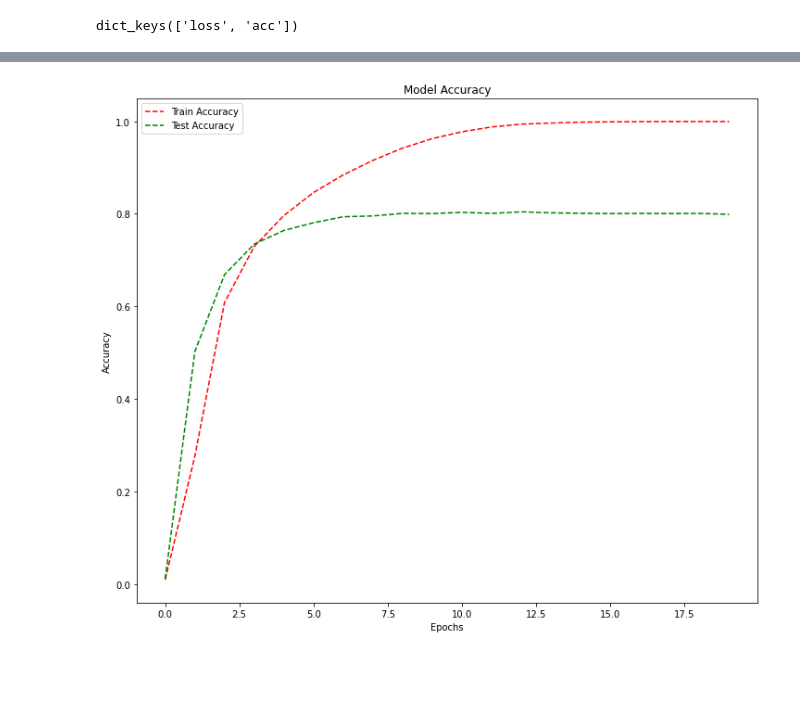
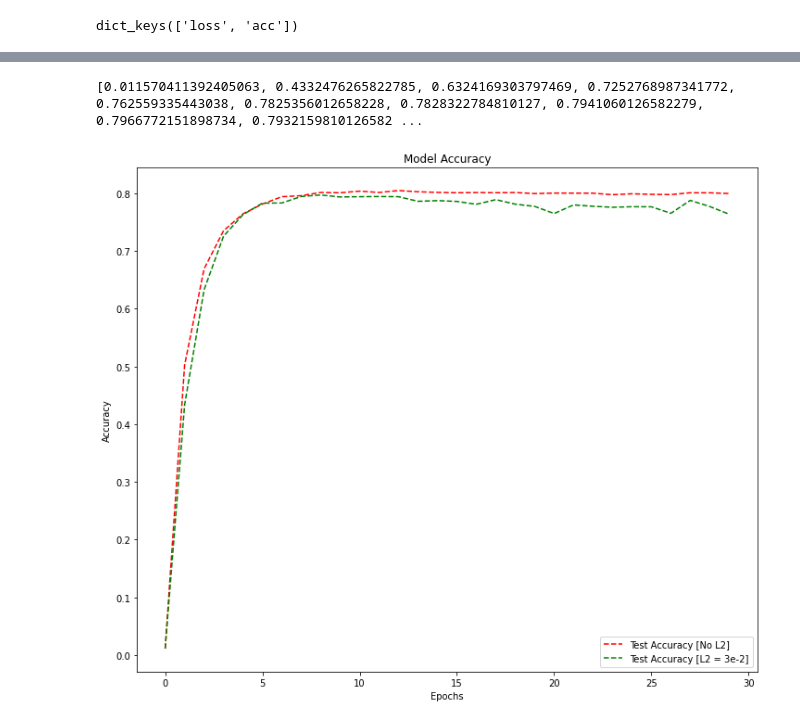
Before and after one commit to haroldrubio/ModelRefinement, a Jupyter notebook: Analysis.ipynb, the cells around one changed output, grey strips where cells are left out. Drawn from its saved outputs; the diff is of its cells as text; code cells hidden in the pictures; blank space fills up the shorter version.

```diff
--- a/Analysis.ipynb
+++ b/Analysis.ipynb
@@ -36,3 +34,6 @@ data = load_history('results/resnet50_vanilla.json')
+# %%
+orig_data = load_history('results/resnet50_no_l2_100eps.json')
+data = load_history('results/resnet50_l2.json')
 # %%
 print(data.keys())
 # %% [output]
@@ -51,17 +56,20 @@ plt.show()
 # %%
-train_acc = data['acc']['train'][0:20]
-test_acc = data['acc']['test'][0:20]
-num_points = len(train_acc)
+# train_acc = data['acc']['train'][0:30]
+test_acc = data['acc']['test'][0:30]
+test_acc_orig = orig_data['acc']['test'][0:30]
+print(test_acc)
+num_points = len(test_acc)
 plt.figure(figsize=(12, 10))
 plt.title('Model Accuracy')
 plt.xlabel('Epochs')
 plt.ylabel('Accuracy')
-plt.plot(range(num_points), train_acc, 'r--', label='Train Accuracy')
-plt.plot(range(num_points), test_acc, 'g--', label='Test Accuracy')
+plt.plot(range(num_points), test_acc_orig, 'r--', label='Test Accuracy [No L2]')
+plt.plot(range(num_points), test_acc, 'g--', label='Test Accuracy [L2 = 3e-2]')
 plt.legend()
 plt.show()
 # %% [output]
+[0.011570411392405063, 0.4332476265822785, 0.6324169303797469, 0.7252768987341772, 0.762559335443038, 0.7825356012658228, 0.7828322784810127, 0.7941060126582279, 0.7966772151898734, 0.7932159810126582 ...
-[figure, old version]
+[figure, new version]
 # %%
 train_acc = smooth_data(data['acc']['train_iter'])
 num_train = len(train_acc)
```
Also changed, not shown: parts of 6 cells of this notebook, 7 other files.
